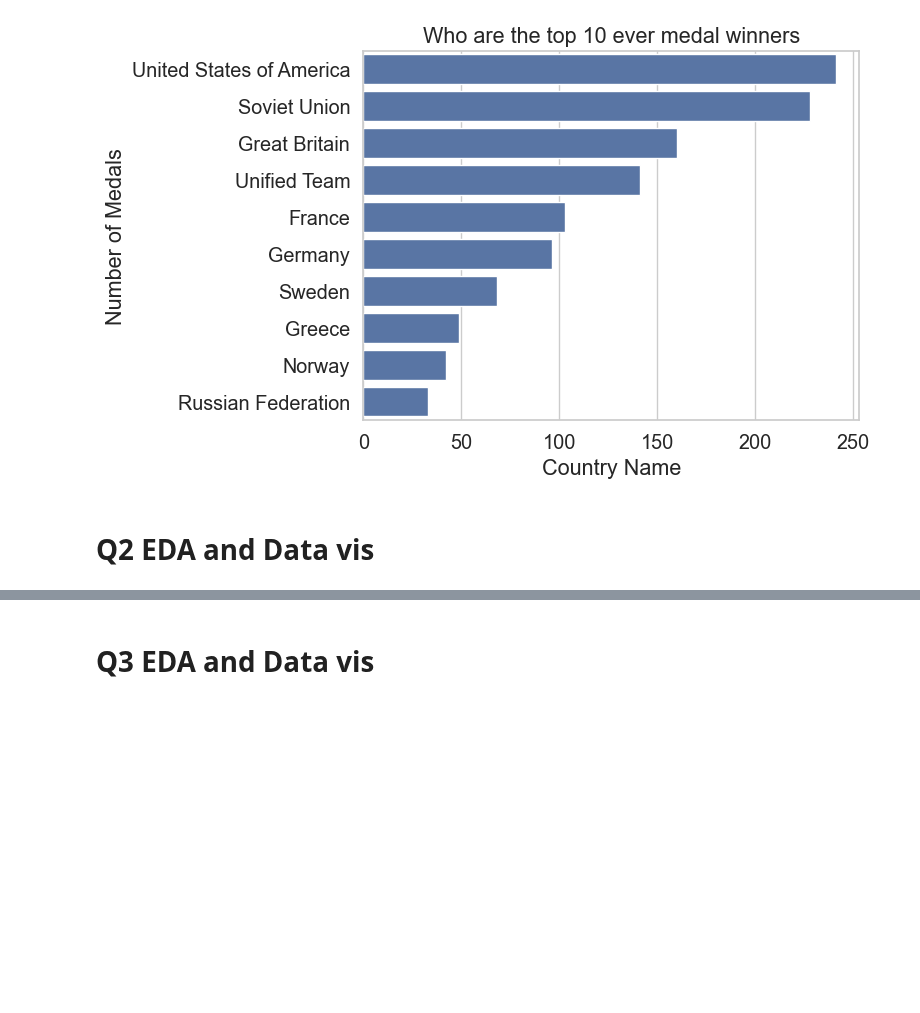
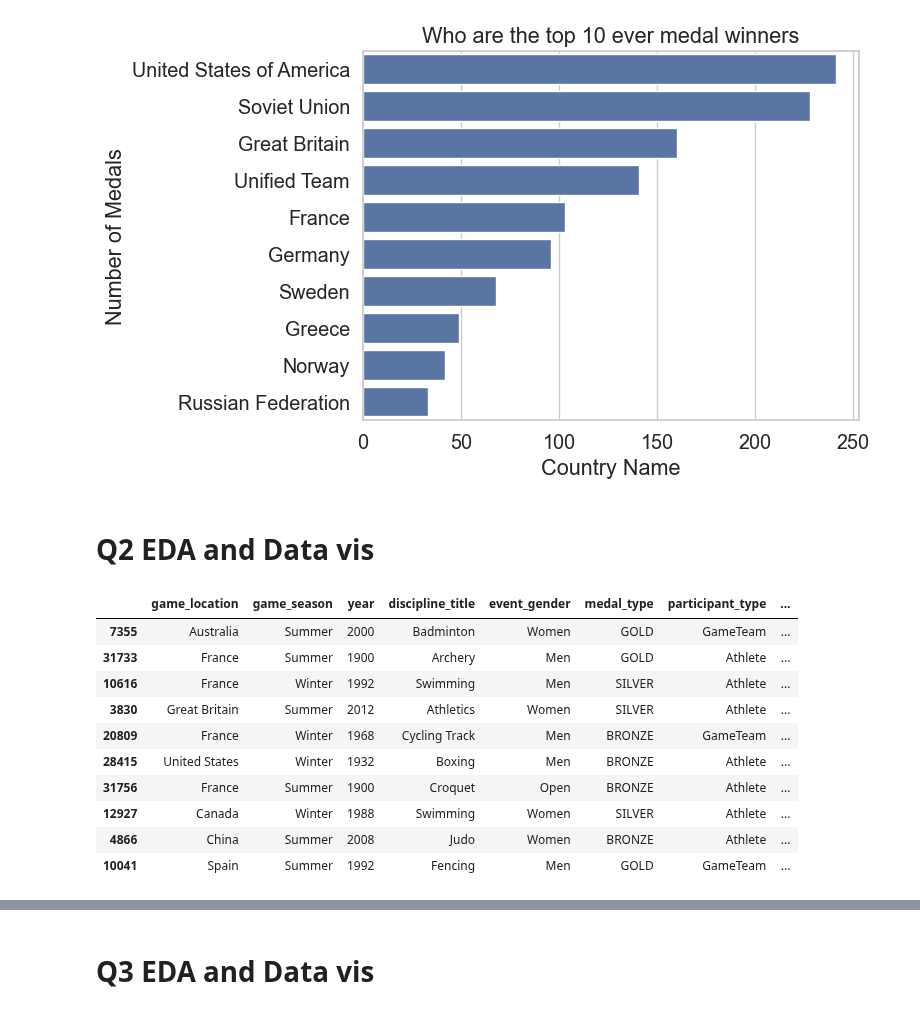
Before and after one commit to ubco-W2022T2-data301/project-group-group17, a Jupyter notebook: analysis/notebooks/analysis_conan.ipynb, the cells around one changed output, grey strips where cells are left out. Drawn from its saved outputs; the diff is of its cells as text; code cells hidden in the pictures; blank space fills up the shorter version.

```diff
--- a/analysis/notebooks/analysis_conan.ipynb
+++ b/analysis/notebooks/analysis_conan.ipynb
@@ -134,7 +136,8 @@ plot
 df1 = df_hosts
 
 ### preparing df_hosts for merge
-df1 = df1.drop(['game_slug', 'game_end_date', 'game_start_date', 'game_name'], axis = 'columns').rename(columns={'game_year' : 'year'})
+df1 = (df1.drop(['game_slug', 'game_end_date', 'game_start_date', 'game_name'], axis = 'columns')
+       .rename(columns={'game_year' : 'year'}))
 #df1.dtypes
 # %%
 ### preparing df_medals for merge
@@ -146,15 +149,27 @@ df2['year'] = df2['year'].astype(int)
 # %%
 ### merging both dataframes together
 
 df_merge = df1.merge(df2, how='inner', on='year')
 df_merge
 
-#df_merge.sample(10)
+df_merge.sample(10)
 
 ### Comments: seems there are some countires that have held several olympics namely the US...this may skew the final
 ###           results and may be worth looking at it on a game by game basis. This would mean removing the over time clause
 ###           in my second research question. To be honest I don't think looking at time is all that useful. For example
 ###           this would look like
+# %% [output]
+|  | game_location | game_season | year | discipline_title | event_gender | medal_type | participant_type | ... |
+| 7355 | Australia | Summer | 2000 | Badminton | Women | GOLD | GameTeam | ... |
+| 31733 | France | Summer | 1900 | Archery | Men | GOLD | Athlete | ... |
+| 10616 | France | Winter | 1992 | Swimming | Men | SILVER | Athlete | ... |
+| 3830 | Great Britain | Summer | 2012 | Athletics | Women | SILVER | Athlete | ... |
+| 20809 | France | Winter | 1968 | Cycling Track | Men | BRONZE | GameTeam | ... |
+| 28415 | United States | Winter | 1932 | Boxing | Men | BRONZE | Athlete | ... |
+| 31756 | France | Summer | 1900 | Croquet | Open | BRONZE | Athlete | ... |
+| 12927 | Canada | Winter | 1988 | Swimming | Women | SILVER | Athlete | ... |
+| 4866 | China | Summer | 2008 | Judo | Women | BRONZE | Athlete | ... |
+| 10041 | Spain | Summer | 1992 | Fencing | Men | GOLD | GameTeam | ... |
 # %%
 # Q2 Data vis
 
```
Also changed, not shown: parts of 8 cells of this notebook.
